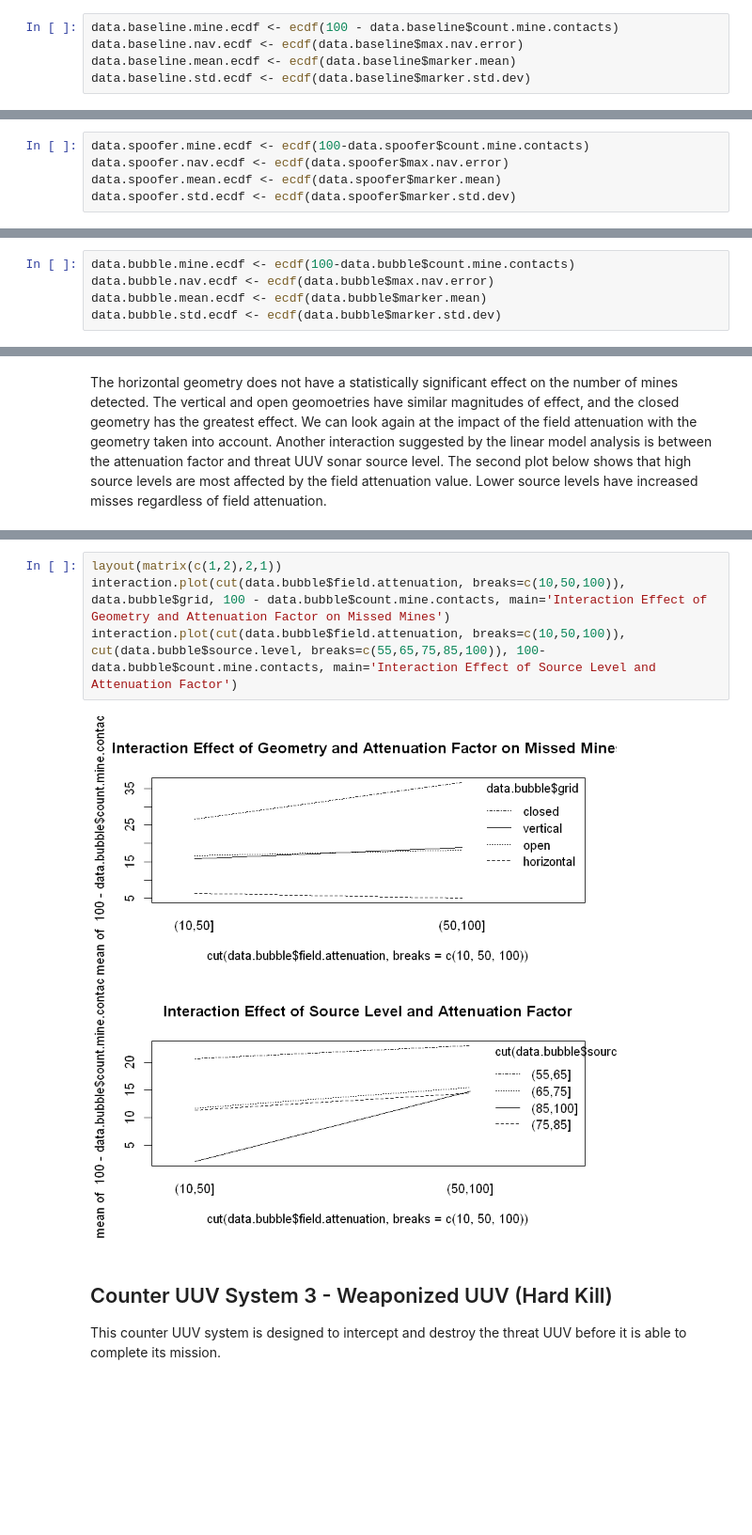
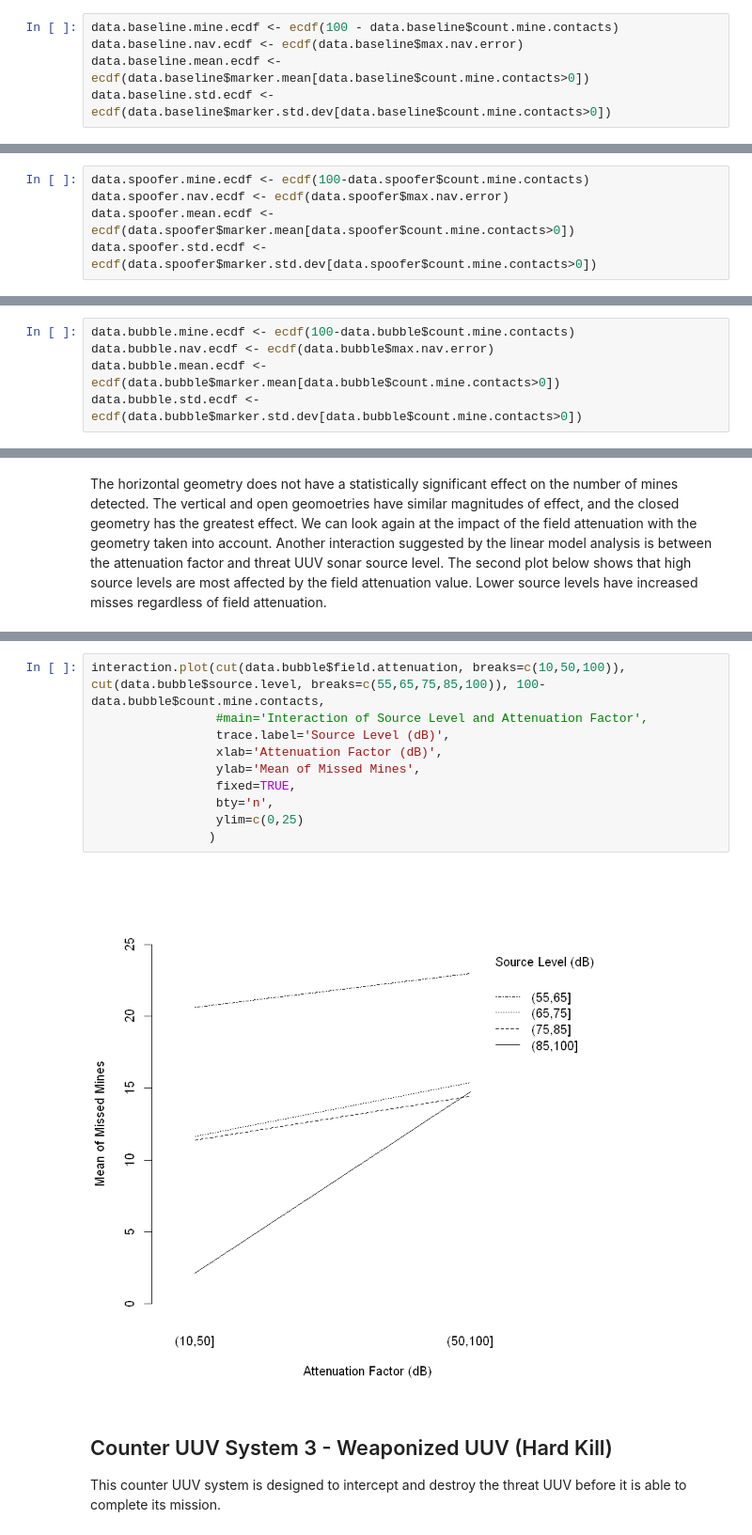
Before and after one commit to paulopperman/cuuv, a Jupyter notebook: experiments/Chapter 5 Visualizations.ipynb, the cells around one changed output, grey strips where cells are left out. Shown: that part at 94% size. Saved outputs shown, nothing was run; the diff lists cells and outputs as text; blank space fills up the shorter version.

```diff
--- a/experiments/Chapter 5 Visualizations.ipynb
+++ b/experiments/Chapter 5 Visualizations.ipynb
@@ -67,8 +67,8 @@ The following emperical distributions provide another visualization of the threa
 # %%
 data.baseline.mine.ecdf <- ecdf(100 - data.baseline$count.mine.contacts)
 data.baseline.nav.ecdf <- ecdf(data.baseline$max.nav.error)
-data.baseline.mean.ecdf <- ecdf(data.baseline$marker.mean)
-data.baseline.std.ecdf <- ecdf(data.baseline$marker.std.dev)
+data.baseline.mean.ecdf <- ecdf(data.baseline$marker.mean[data.baseline$count.mine.contacts>0])
+data.baseline.std.ecdf <- ecdf(data.baseline$marker.std.dev[data.baseline$count.mine.contacts>0])
 # %%
 layout(matrix(c(1,2,3,4,5,6,7,8),2,4))
 plot(density(100 - data.baseline$count.mine.contacts), main="Mine Missed Density")
@@ -183,6 +231,6 @@ boxplot(marker.std.dev~marker.std.quintile, data=data.spoofer.quintiles, main='M
 # %%
 data.spoofer.mine.ecdf <- ecdf(100-data.spoofer$count.mine.contacts)
 data.spoofer.nav.ecdf <- ecdf(data.spoofer$max.nav.error)
-data.spoofer.mean.ecdf <- ecdf(data.spoofer$marker.mean)
-data.spoofer.std.ecdf <- ecdf(data.spoofer$marker.std.dev)
+data.spoofer.mean.ecdf <- ecdf(data.spoofer$marker.mean[data.spoofer$count.mine.contacts>0])
+data.spoofer.std.ecdf <- ecdf(data.spoofer$marker.std.dev[data.spoofer$count.mine.contacts>0])
 # %%
@@ -405,8 +480,8 @@ data.bubble$marker.std.dev <- data.bubble$marker.std.dev * 5
 # %%
 data.bubble.mine.ecdf <- ecdf(100-data.bubble$count.mine.contacts)
 data.bubble.nav.ecdf <- ecdf(data.bubble$max.nav.error)
-data.bubble.mean.ecdf <- ecdf(data.bubble$marker.mean)
-data.bubble.std.ecdf <- ecdf(data.bubble$marker.std.dev)
+data.bubble.mean.ecdf <- ecdf(data.bubble$marker.mean[data.bubble$count.mine.contacts>0])
+data.bubble.std.ecdf <- ecdf(data.bubble$marker.std.dev[data.bubble$count.mine.contacts>0])
 # %%
 layout(matrix(c(1,2,3,4,5,6,7,8),2,4))
 plot(density(100-data.baseline$count.mine.contacts, bw=2.959), main="Mine Missed Density", lty=3)
@@ -553,9 +688,15 @@ The horizontal geometry does not have a statistically significant effect on the
 # %%
-layout(matrix(c(1,2),2,1))
-interaction.plot(cut(data.bubble$field.attenuation, breaks=c(10,50,100)), data.bubble$grid, 100 - data.bubble$count.mine.contacts, main='Interaction Effect of Geometry and Attenuation Factor on Missed Mines')
-interaction.plot(cut(data.bubble$field.attenuation, breaks=c(10,50,100)), cut(data.bubble$source.level, breaks=c(55,65,75,85,100)), 100-data.bubble$count.mine.contacts, main='Interaction Effect of Source Level and Attenuation Factor')
+interaction.plot(cut(data.bubble$field.attenuation, breaks=c(10,50,100)), cut(data.bubble$source.level, breaks=c(55,65,75,85,100)), 100-data.bubble$count.mine.contacts,
+                 #main='Interaction of Source Level and Attenuation Factor',
+                 trace.label='Source Level (dB)',
+                 xlab='Attenuation Factor (dB)',
+                 ylab='Mean of Missed Mines',
+                 fixed=TRUE,
+                 bty='n',
+                 ylim=c(0,25)
+                )
 # %% [output]
-[figure, old version]
+[figure, new version]
 # %% [markdown]
 ## Counter UUV System 3 - Weaponized UUV (Hard Kill)
 This counter UUV system is designed to intercept and destroy the threat UUV before it is able to complete its mission.
```
Also changed, not shown: parts of 25 cells of this notebook, 6 other files.
